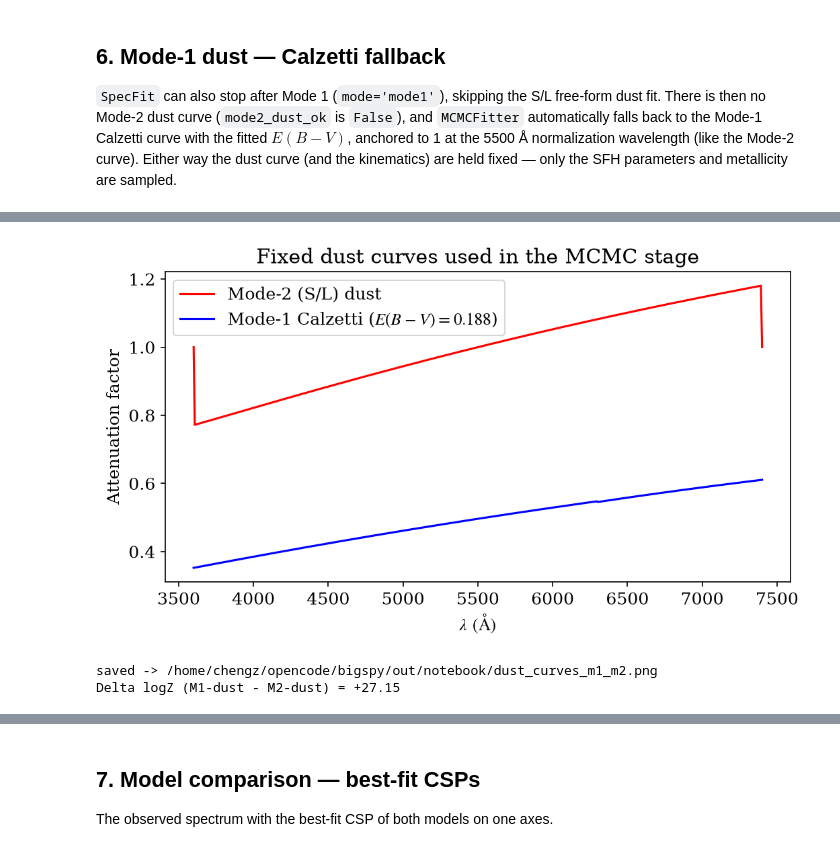
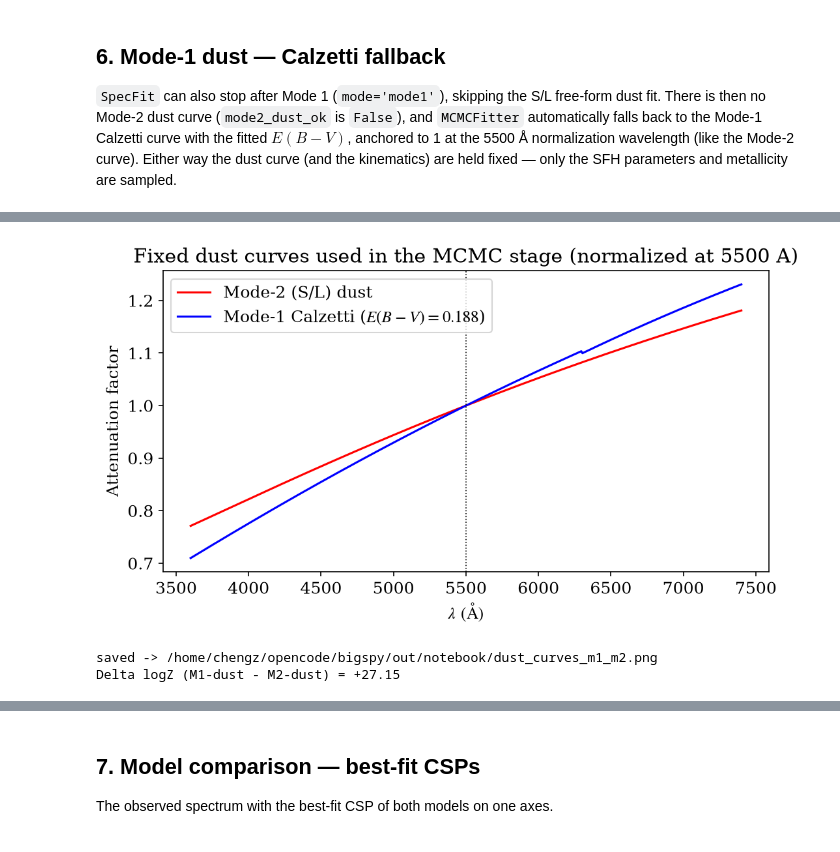
Before and after one commit to Zcheng14/bigspy, a Jupyter notebook: example/bigspy_demo.ipynb, the cells around one changed output, grey strips where cells are left out. Saved outputs shown, nothing was run; the diff lists cells and outputs as text; code cells hidden in the pictures.

```diff
--- a/example/bigspy_demo.ipynb
+++ b/example/bigspy_demo.ipynb
@@ -203,24 +203,34 @@ elapsed 112.5s   log Z = -1613.88
 best-fit: {'tau': 12.9912, 'alpha': 18.1294, 'beta': 1.5245, 'logZsun': -0.8027}
 # %%
-# The fixed dust curves used by the two MCMC runs (public API).
+# The fixed dust curves used by the two MCMC runs, evaluated
+# analytically on the plot grid and normalized to 1 at 5500 A
+# (the normalization wavelength, where both are anchored).
 from bigspy.utils import calz_attenuation
 
 w_d = np.linspace(3600, 7400, 500)
+x_d = 1e4 / w_d
+xv = 1e4 / 5500.0
+dust_m2 = 10 ** (-0.4 * (specfit.p1 * (x_d - xv)
+                         + specfit.p2 * (x_d**2 - xv**2)))
+dust_m1 = calz_attenuation(w_d, specfit_m1.ebv[0])
+dust_m2 = dust_m2 / np.interp(5500.0, w_d, dust_m2)
+dust_m1 = dust_m1 / calz_attenuation(5500.0, specfit_m1.ebv[0])
+
 fig, ax = plt.subplots(figsize=(8, 4))
-ax.plot(w_d, specfit.dust_curve(w_d), 'r-', lw=1.5,
-        label='Mode-2 (S/L) dust')
-ax.plot(w_d, calz_attenuation(w_d, specfit_m1.ebv[0]), 'b-', lw=1.5,
+ax.plot(w_d, dust_m2, 'r-', lw=1.5, label='Mode-2 (S/L) dust')
+ax.plot(w_d, dust_m1, 'b-', lw=1.5,
         label=f'Mode-1 Calzetti ($E(B-V)={specfit_m1.ebv[0]:.3f}$)')
+ax.axvline(5500.0, color='k', ls=':', lw=0.8)
 ax.set_xlabel(r'$\lambda\ (\mathrm{\AA})$')
 ax.set_ylabel('Attenuation factor')
-ax.set_title('Fixed dust curves used in the MCMC stage')
+ax.set_title('Fixed dust curves used in the MCMC stage (normalized at 5500 A)')
 ax.legend()
 p = os.path.join(OUT, 'dust_curves_m1_m2.png')
 fig.savefig(p, dpi=150, bbox_inches='tight')
 display(Image(p))
 print('saved ->', p)
 print(f'Delta logZ (M1-dust - M2-dust) = {res_m1.log_evidence - result.log_evidence:+.2f}')
 # %% [output]
-[figure, old version]
+[figure, new version]
 saved -> /home/chengz/opencode/bigspy/out/notebook/dust_curves_m1_m2.png
 Delta logZ (M1-dust - M2-dust) = +27.15
```
Also changed, not shown: parts of 5 cells of this notebook.
